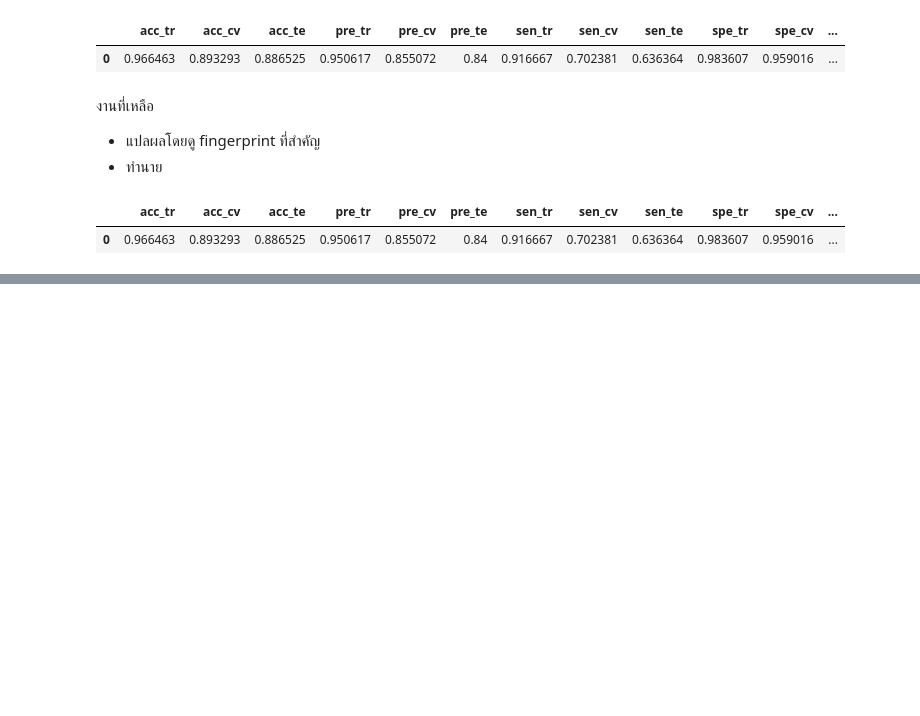
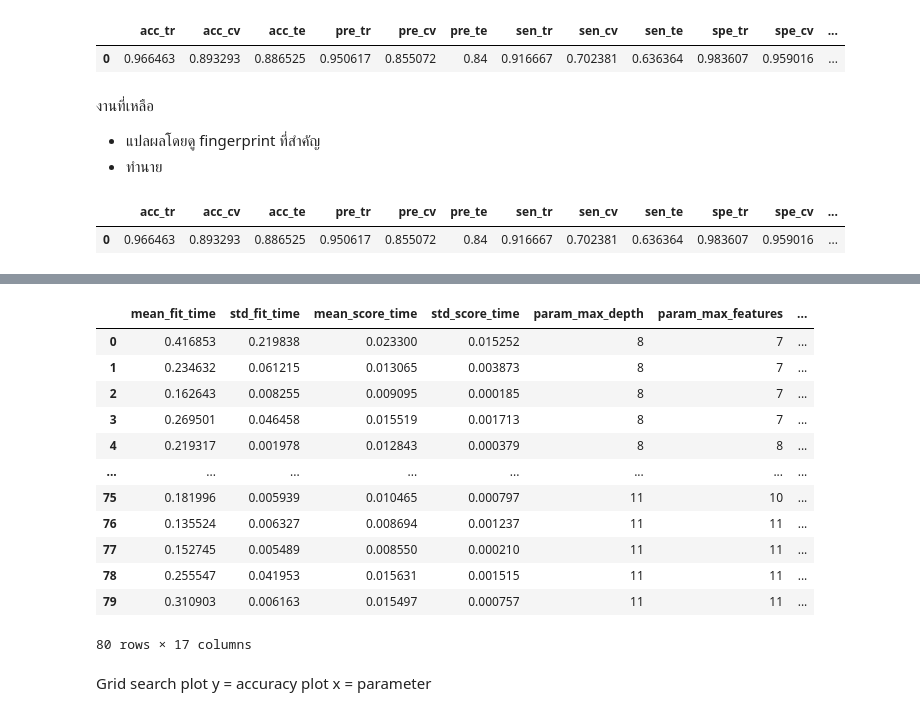
Before and after one commit to taraponglab/Skin_Irritation_CT, a Jupyter notebook: projectpubchem.ipynb, the cells around one changed output, grey strips where cells are left out. Cells and saved outputs as stored; diff of their text form; code cells hidden in the pictures; blank space fills up the shorter version.

```diff
--- a/projectpubchem.ipynb
+++ b/projectpubchem.ipynb
@@ -599,0 +684,20 @@ plt.plot(mean_fpr, mean_tpr, label='Test (AUC = %0.2f)' % mean_auc, linestyle='d
+# %%
+df_grid
+# %% [output]
+|  | mean_fit_time | std_fit_time | mean_score_time | std_score_time | param_max_depth | param_max_features | ... |
+| 0 | 0.416853 | 0.219838 | 0.023300 | 0.015252 | 8 | 7 | ... |
+| 1 | 0.234632 | 0.061215 | 0.013065 | 0.003873 | 8 | 7 | ... |
+| 2 | 0.162643 | 0.008255 | 0.009095 | 0.000185 | 8 | 7 | ... |
+| 3 | 0.269501 | 0.046458 | 0.015519 | 0.001713 | 8 | 7 | ... |
+| 4 | 0.219317 | 0.001978 | 0.012843 | 0.000379 | 8 | 8 | ... |
+| ... | ... | ... | ... | ... | ... | ... | ... |
+| 75 | 0.181996 | 0.005939 | 0.010465 | 0.000797 | 11 | 10 | ... |
+| 76 | 0.135524 | 0.006327 | 0.008694 | 0.001237 | 11 | 11 | ... |
+| 77 | 0.152745 | 0.005489 | 0.008550 | 0.000210 | 11 | 11 | ... |
+| 78 | 0.255547 | 0.041953 | 0.015631 | 0.001515 | 11 | 11 | ... |
+| 79 | 0.310903 | 0.006163 | 0.015497 | 0.000757 | 11 | 11 | ... |
+80 rows × 17 columns
+# %% [markdown]
+Grid search
+plot y = accuracy
+plot x = parameter
```
Also changed, not shown: parts of 4 cells of this notebook.
